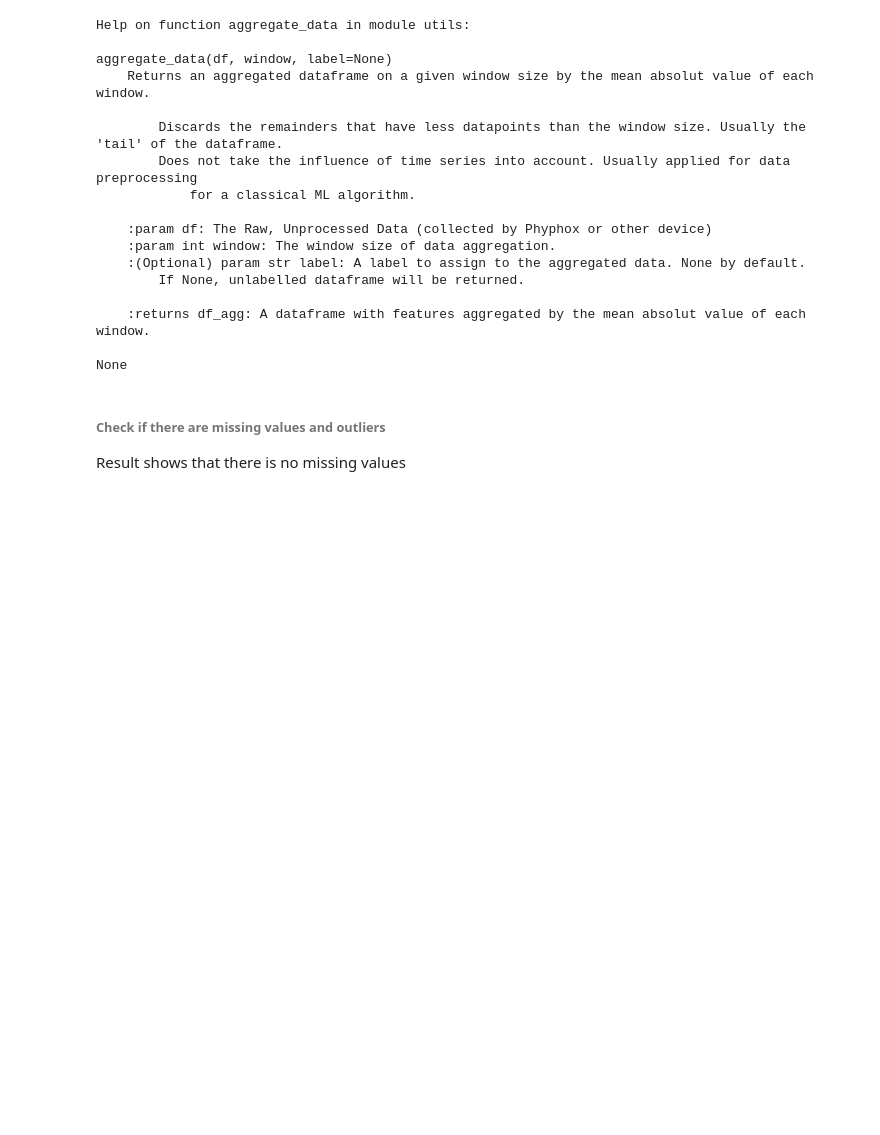
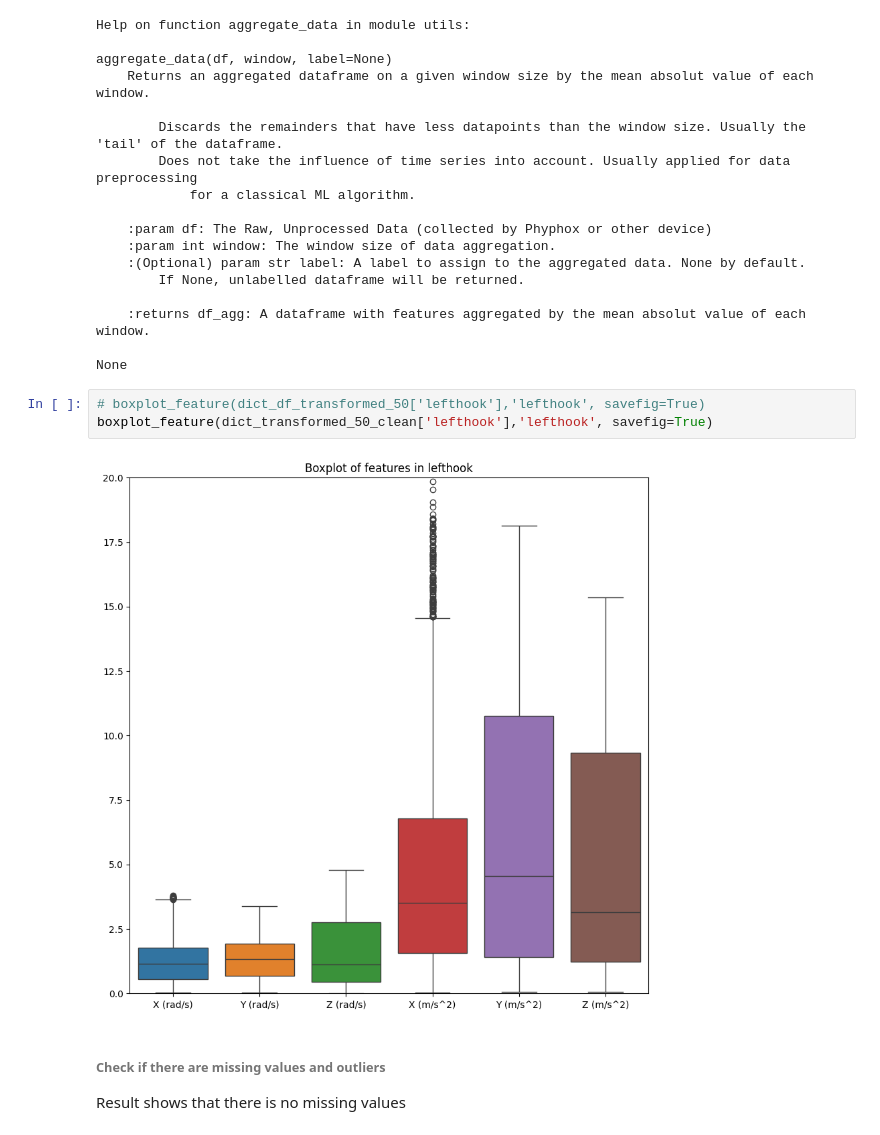
Before and after one commit to BruceLeo99/MLQS-VU-Project-Tyson, a Jupyter notebook: KNN.ipynb, the cells around one changed output. Drawn from its saved outputs; the diff is of its cells as text; blank space fills up the shorter version.

```diff
--- a/KNN.ipynb
+++ b/KNN.ipynb
@@ -354,6 +356,11 @@ aggregate_data(df, window, label=None)
     :returns df_agg: A dataframe with features aggregated by the mean absolut value of each window.
 
 None
+# %%
+# boxplot_feature(dict_df_transformed_50['lefthook'],'lefthook', savefig=True)
+boxplot_feature(dict_transformed_50_clean['lefthook'],'lefthook', savefig=True)
+# %% [output]
+[figure, added]
 # %% [markdown]
 ###### Check if there are missing values and outliers
 Result shows that there is no missing values
```
Also changed, not shown: parts of 11 cells of this notebook, 20 other files.
